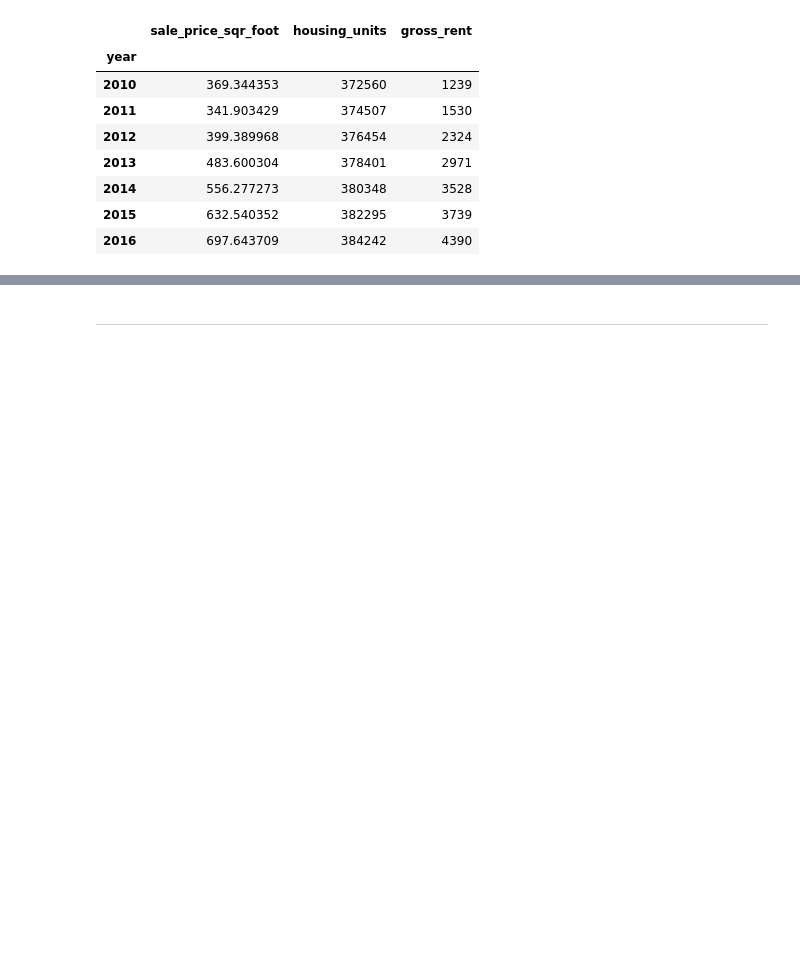
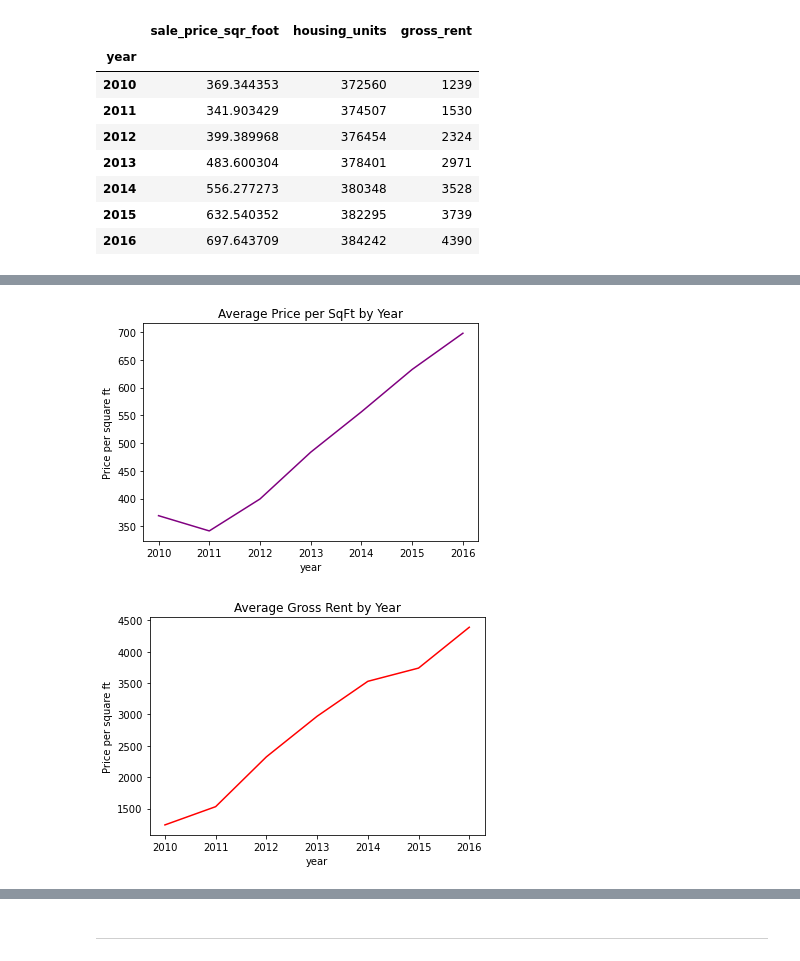
Before and after one commit to MatthewPuttroff/HWUnitSix, a Jupyter notebook: rental_analysis.ipynb, the cells around one changed output, grey strips where cells are left out. Drawn from its saved outputs; the diff is of its cells as text; code cells hidden in the pictures; blank space fills up the shorter version.

```diff
--- a/rental_analysis.ipynb
+++ b/rental_analysis.ipynb
@@ -145,10 +145,16 @@ sfo_data_groupedbyyear
 # Create two line charts, one to plot the average sale price per square foot and another for average montly rent
 
 # Line chart for average sale price per square foot
+chart = plt.figure()
 avg_sale_price_per_sq_ft = sfo_data_groupedbyyear["sale_price_sqr_foot"]
-
+bar_chart_avg = avg_sale_price_per_sq_ft.plot(title = "Average Price per SqFt by Year", color = "Purple", ylabel = "Price per square ft")
+plt.show()
+plt.close(chart)
 
 # Line chart for average montly rent
+linechart = plt.figure()
 avg_mthly_rent = sfo_data_groupedbyyear["gross_rent"]
-avg_sale_price_per_sq_ft.hvplot() + avg_mthly_rent.hvplot()
+line_chart_avg = avg_mthly_rent.plot(title = "Average Gross Rent by Year", color = "Red", ylabel = "Price per square ft")
+plt.show()
+plt.close(linechart)
 # %% [output]
@@ -155,0 +161,2 @@ avg_sale_price_per_sq_ft.hvplot() + avg_mthly_rent.hvplot()
+[figure, added]
+[figure, added]
```
Also changed, not shown: parts of 6 cells of this notebook.
